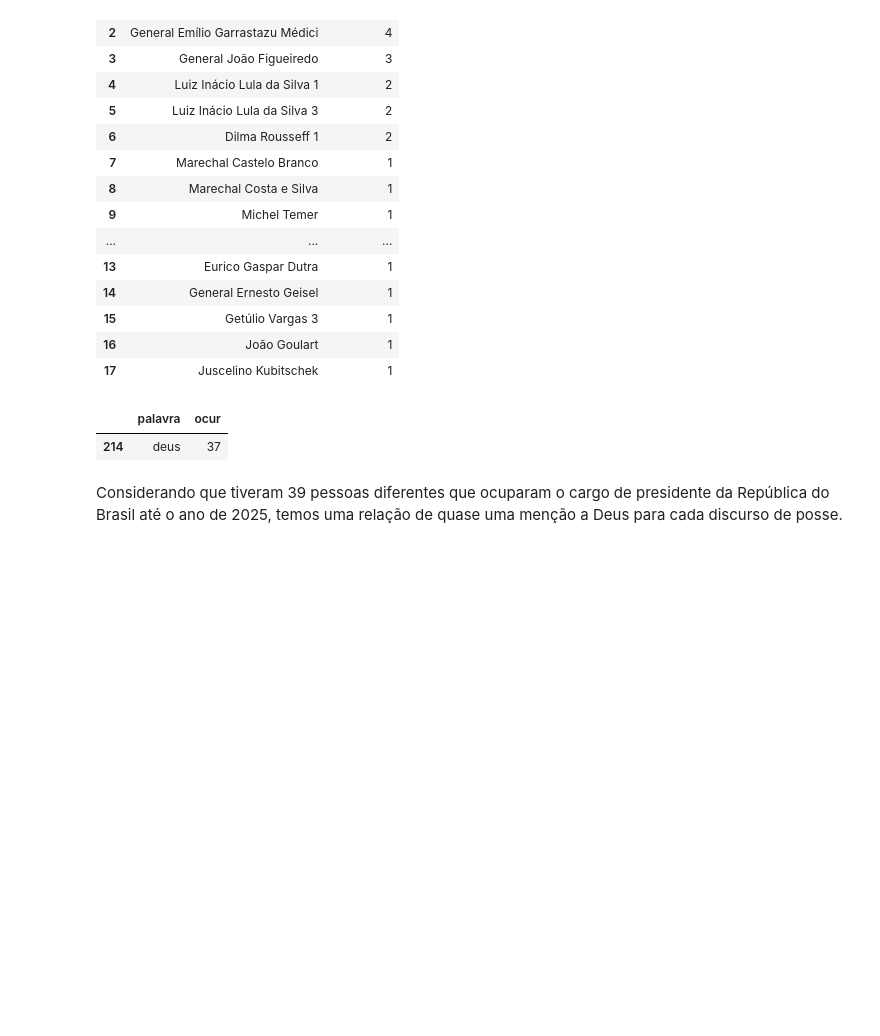
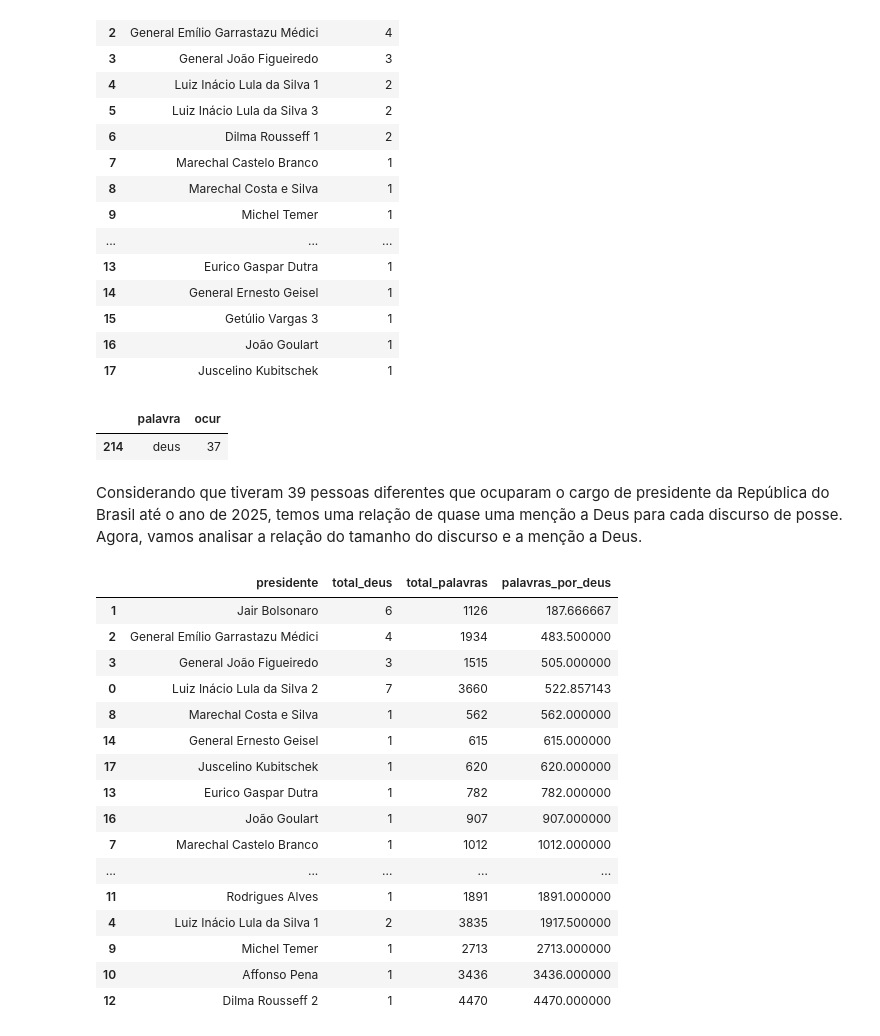
Before and after one commit to PhysicTeacherCode/Brazil-President-s-Speeches-Analysis, a Jupyter notebook: notebooks/01-exploratory.ipynb, the cells around one changed output. Drawn from its saved outputs; the diff is of its cells as text; code cells hidden in the pictures; blank space fills up the shorter version.

```diff
--- a/notebooks/01-exploratory.ipynb
+++ b/notebooks/01-exploratory.ipynb
@@ -267,4 +270,32 @@ df_palavras[df_palavras['palavra'] == 'deus'].head()
 |  | palavra | ocur |
 | 214 | deus | 37 |
 # %% [markdown]
-Considerando que tiveram 39 pessoas diferentes que ocuparam o cargo de presidente da República do Brasil até o ano de 2025, temos uma relação de quase uma menção a Deus para cada discurso de posse.
+Considerando que tiveram 39 pessoas diferentes que ocuparam o cargo de presidente da República do Brasil até o ano de 2025, temos uma relação de quase uma menção a Deus para cada discurso de posse. Agora, vamos analisar a relação do tamanho do discurso e a menção a Deus.
+# %%
+# Trazer o total de palavras para df_deus
+df_deus['total_palavras'] = df_deus['presidente'].map(df_tamanho.set_index('presidente')['total_palavras'])
+
+# Criar a razão
+df_deus['palavras_por_deus'] = df_deus['total_palavras'] / df_deus['total_deus']
+
+df_deus = df_deus.sort_values('palavras_por_deus', ascending=True)
+
+df_deus[['presidente', 'total_deus', 'total_palavras', 'palavras_por_deus']].head(20)
+# %% [output]
+|  | presidente | total_deus | total_palavras | palavras_por_deus |
+| 1 | Jair Bolsonaro | 6 | 1126 | 187.666667 |
+| 2 | General Emílio Garrastazu Médici | 4 | 1934 | 483.500000 |
+| 3 | General João Figueiredo | 3 | 1515 | 505.000000 |
+| 0 | Luiz Inácio Lula da Silva 2 | 7 | 3660 | 522.857143 |
+| 8 | Marechal Costa e Silva | 1 | 562 | 562.000000 |
+| 14 | General Ernesto Geisel | 1 | 615 | 615.000000 |
+| 17 | Juscelino Kubitschek | 1 | 620 | 620.000000 |
+| 13 | Eurico Gaspar Dutra | 1 | 782 | 782.000000 |
+| 16 | João Goulart | 1 | 907 | 907.000000 |
+| 7 | Marechal Castelo Branco | 1 | 1012 | 1012.000000 |
+| ... | ... | ... | ... | ... |
+| 11 | Rodrigues Alves | 1 | 1891 | 1891.000000 |
+| 4 | Luiz Inácio Lula da Silva 1 | 2 | 3835 | 1917.500000 |
+| 9 | Michel Temer | 1 | 2713 | 2713.000000 |
+| 10 | Affonso Pena | 1 | 3436 | 3436.000000 |
+| 12 | Dilma Rousseff 2 | 1 | 4470 | 4470.000000 |
```
Also changed, not shown: parts of 2 cells of this notebook.
